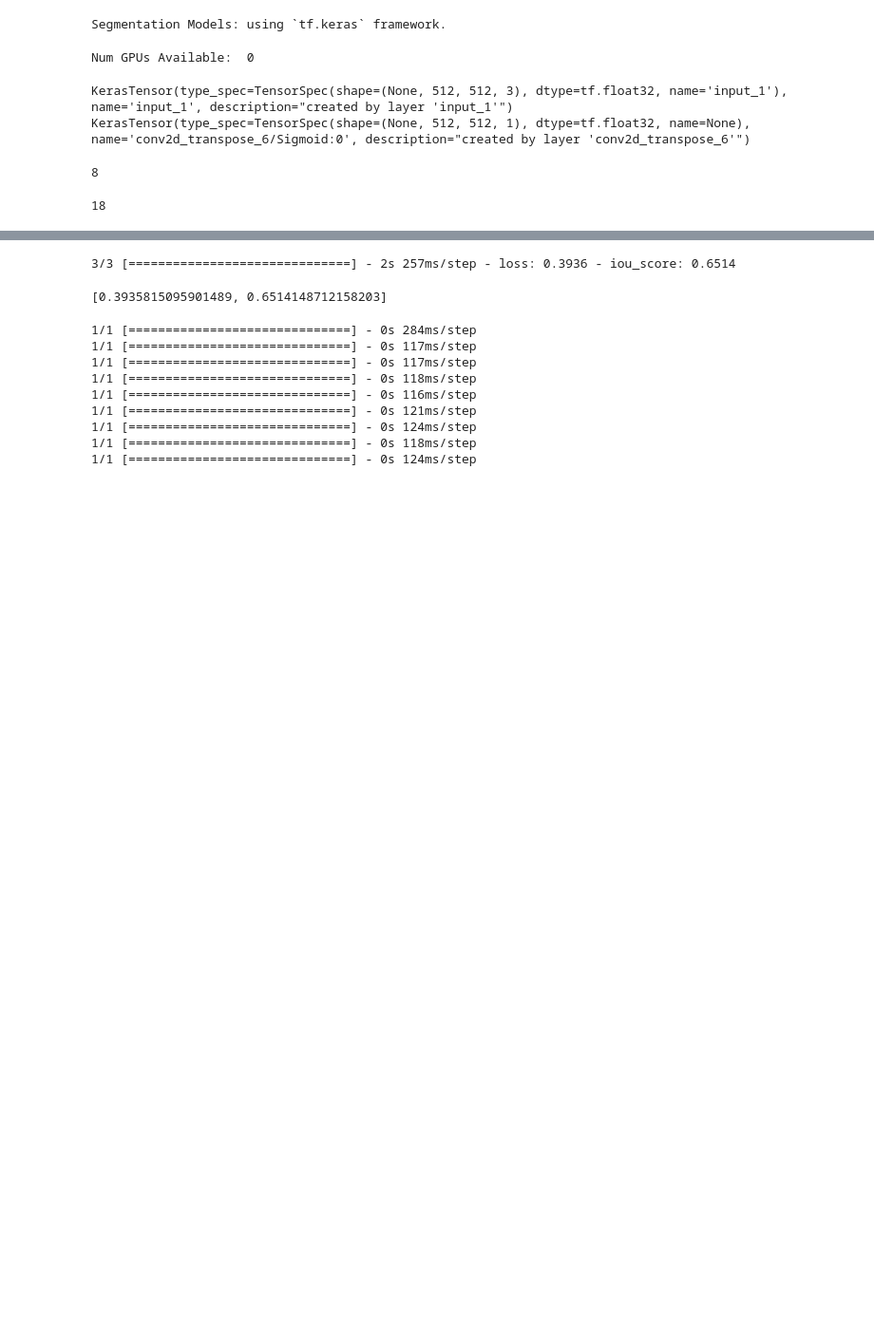
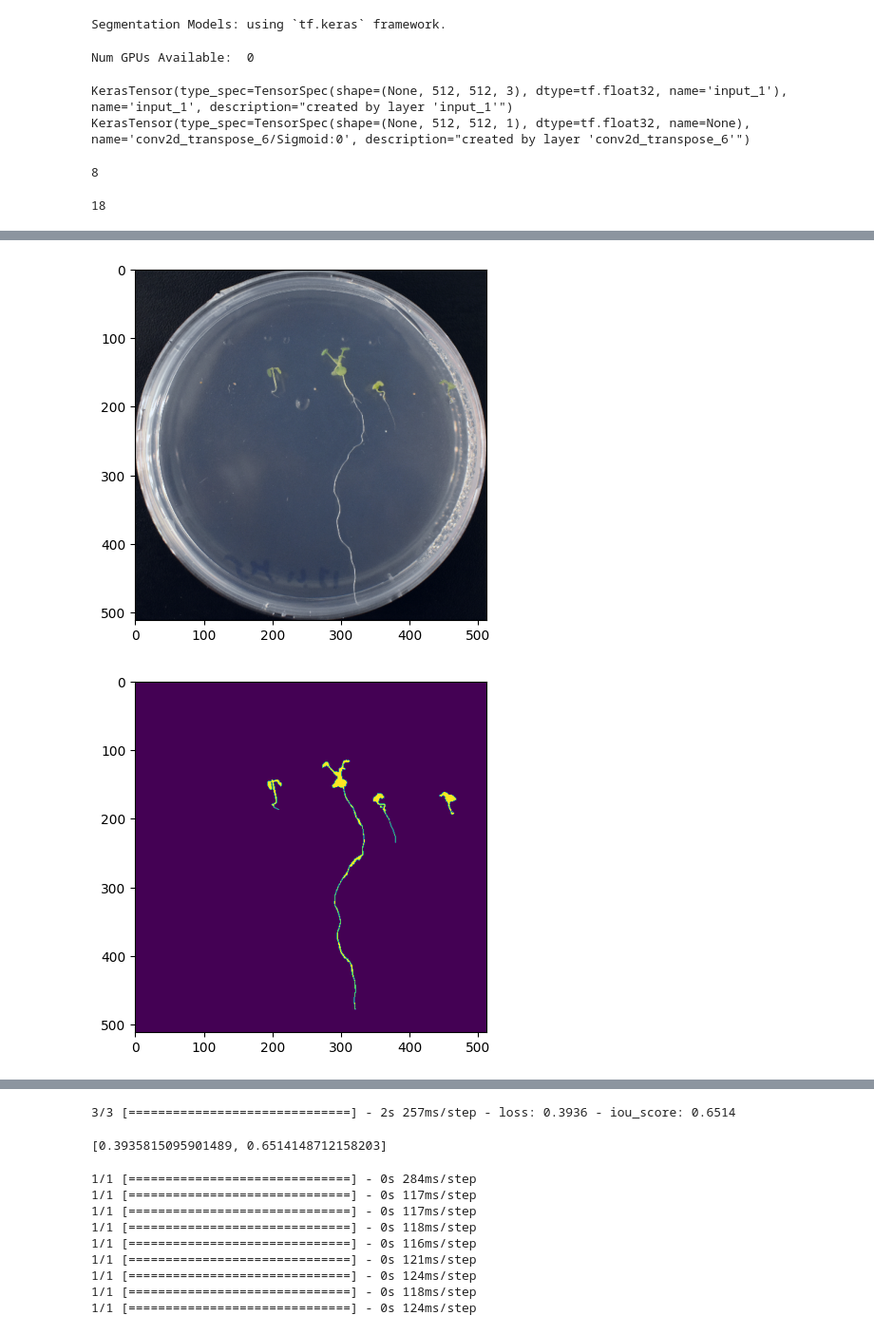
Before and after one commit to DeadArcadiy/SWWH, a Jupyter notebook: segmentation.ipynb, the cells around one changed output, grey strips where cells are left out. Shown at 95% size. Cells and saved outputs as stored; diff of their text form; code cells hidden in the pictures; blank space fills up the shorter version.

```diff
--- a/segmentation.ipynb
+++ b/segmentation.ipynb
@@ -34,5 +35,5 @@ valdataset = DatasetCreator(modelcreator.getpreprocess())
 # %%
-valdata = valdataset('crosval/val/*png','castom-masks/masks_machine/',albu.Compose([albu.Resize(heigh,heigh,always_apply=True)]))
+valdata = valdataset('crosval/val/*png','castom-masks/masks_machine/')
 len(valdata)
 # %% [output]
 8
@@ -50,7 +40,36 @@ testaugmentation = albu.Compose([
+# %%
+# trainaugmentation = albu.Compose([
+#     albu.Resize(heigh,heigh,always_apply=True),
+#     albu.ShiftScaleRotate(shift_limit=0.2, scale_limit=0.2, rotate_limit=30, p=0.5),
+#     albu.RandomBrightnessContrast(brightness_limit=0.3, contrast_limit=0.3, p=0.5),
+#     albu.HorizontalFlip(p=0.5),
+#     albu.RandomRotate90(),
+#     albu.GaussianBlur(),
+#     albu.GaussNoise(),
+#     albu.Transpose(),
+#     ])
+trainaugmentation = albu.Compose([
+    albu.Resize(height, height),
+    albu.HorizontalFlip(p=0.5),
+    albu.VerticalFlip(p=0.5),
+    albu.RandomRotate90(p=0.5),
+    albu.Transpose(p=0.5),
+    albu.ShiftScaleRotate(shift_limit=0.01, scale_limit=0.04, rotate_limit=15, p=0.5),
+    albu.ElasticTransform(alpha=120, sigma=120 * 0.05, alpha_affine=120 * 0.03, p=0.5),  # Elastic deformation
+    albu.GridDistortion(p=0.5),  # Non-linear distortion
+    albu.OpticalDistortion(distort_limit=1, shift_limit=0.5, p=0.5),  # Lens distortions
+    albu.HueSaturationValue(hue_shift_limit=20, sat_shift_limit=30, val_shift_limit=20, p=0.5),  # Change hue, saturation, value
+    albu.RandomBrightnessContrast(p=0.5),
+    albu.RandomGamma(p=0.5),
+    albu.GaussianBlur(blur_limit=(3, 7), p=0.5),
+    albu.CLAHE(clip_limit=4.0, tile_grid_size=(8, 8), always_apply=False, p=0.5),
+    albu.Cutout(num_holes=8, max_h_size=16, max_w_size=16, fill_value=0, p=0.5),
+    albu.Normalize(mean=[0.485, 0.456, 0.406], std=[0.229, 0.224, 0.225])
+])#todo change later
 # %%
-traindataset = DatasetCreator(modelcreator.getpreprocess())
+traindataset = DatasetCreator(modelcreator.getpreprocess(),trainaugmentation)
 # %%
-traindata = traindataset('crosval/train/*png','castom-masks/masks_machine/',testaugmentation)
+traindata = traindataset('crosval/train/*png','castom-masks/masks_machine/')
 len(traindata)
 # %% [output]
 18
@@ -65,3 +84,11 @@ for image,mask in traindata.take(1):
+# %%
+for image,mask in valdata.take(1):
+        plt.imshow(tf.keras.utils.array_to_img(image[0]))
+        plt.pause(1)
+        plt.imshow(tf.keras.utils.array_to_img(mask[0]))
+# %% [output]
+[figure, added]
+[figure, added]
 # %%
 #tf.keras.utils.plot_model(model)
 # %%
```
Also changed, not shown: parts of 12 cells of this notebook, 1 other file.
